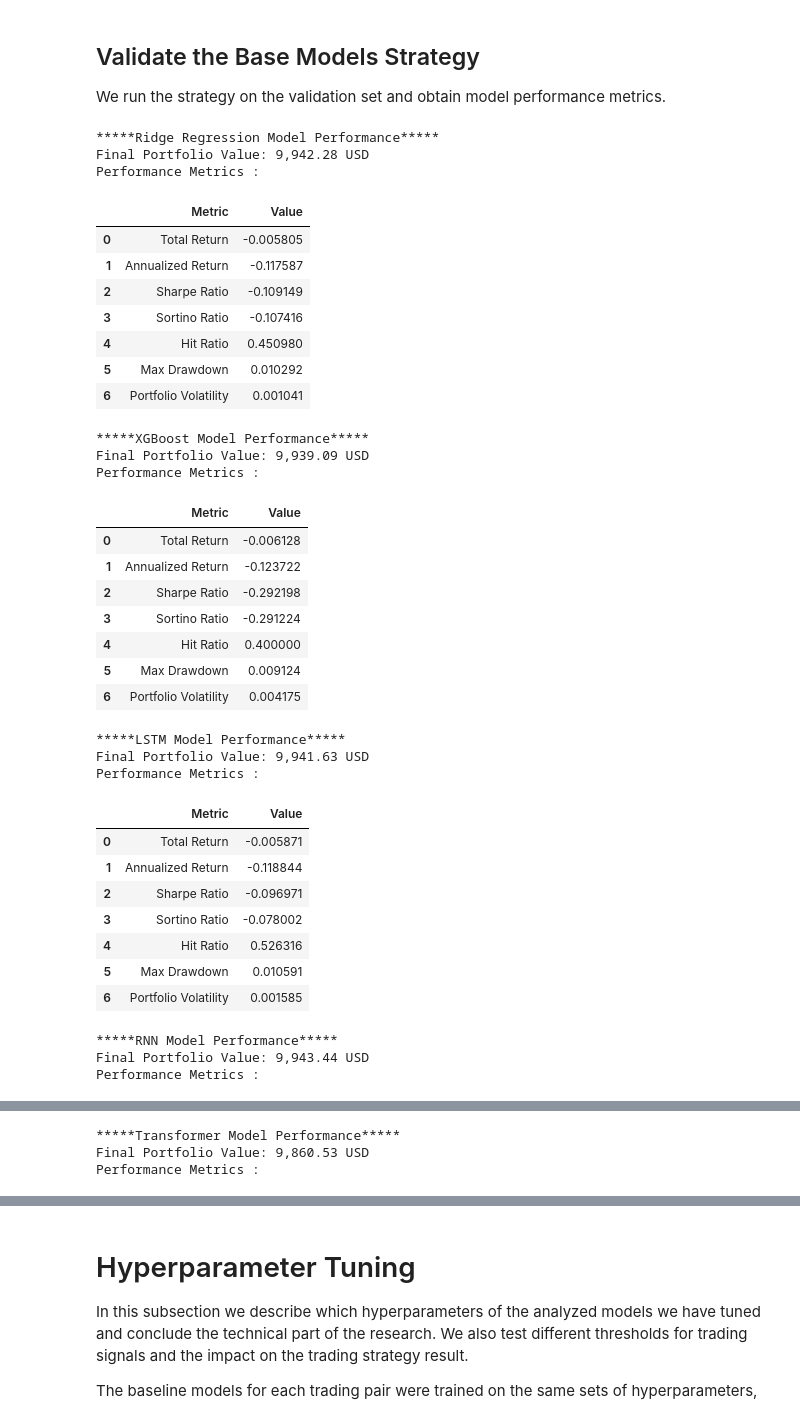
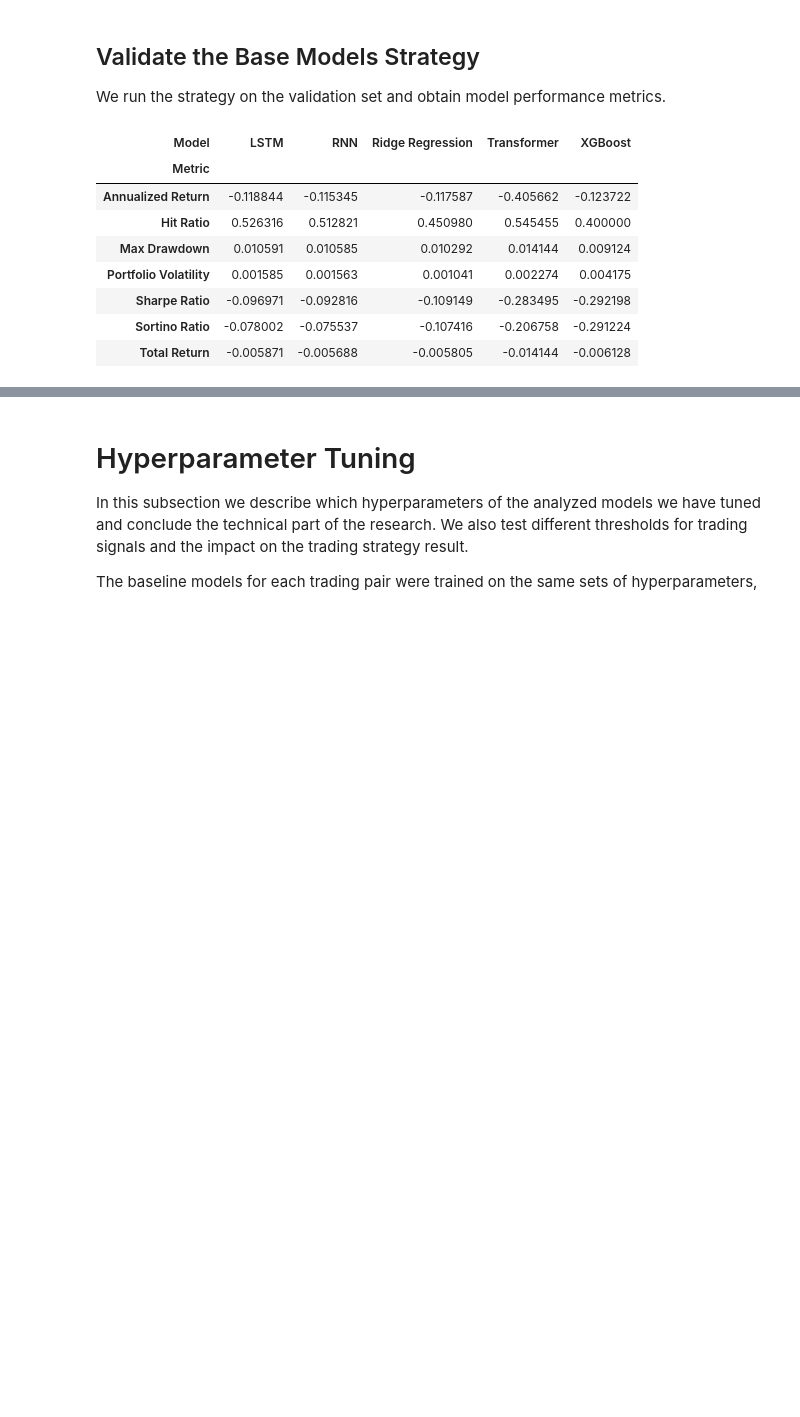
Before and after one commit to nite4/mscfe-masters-project, a Jupyter notebook: src/modeling.ipynb, the cells around one changed output, grey strips where cells are left out. Cells and saved outputs as stored; diff of their text form; code cells hidden in the pictures; blank space fills up the shorter version.

Commit message:
Added summary metrics for baseline.

```diff
--- a/src/modeling.ipynb
+++ b/src/modeling.ipynb
@@ -735,85 +735,64 @@ df_temp = (df_temp
            # Shift open prices within each symbol
            .apply(lambda x: x.assign(NextOpen=x['Open'].shift(1)))
            .reset_index(level=0, drop=True))
+performances = {}
 
 for model in validation_dfs['Model'].unique().tolist():
     # Prepare dataframe for model-based strategy testing
     model_df = (validation_dfs[validation_dfs['Model']==model]
                 .sort_index()
                 .sort_values(by='Pair')
                 [['OpenTime',
                   'Pair',
                   'NormalizedSpread',
                   'PredictedSpread',
                   'PredictedSignal']])
     model_df['OpenTime'] = pd.to_datetime(model_df['OpenTime'])
     model_df[['AssetA', 'AssetB']] = model_df['Pair'].str.split(' ', n=1, expand=True)
     model_df = (pd.merge(left=model_df,
                          right=df_temp[['OpenTime', 'Symbol', 'NextOpen', 'Close']],
                          left_on=['OpenTime', 'AssetA'],
                          right_on=['OpenTime', 'Symbol'],
                          how='left')
                 .drop(['Symbol'], axis=1))
     model_df = model_df.rename(columns={'NextOpen':'NextOpenA',
                                         'Close':'CloseA'})
     model_df = (pd.merge(left=model_df,
                          right=df_temp[['OpenTime', 'Symbol', 'NextOpen', 'Close']],
                          left_on=['OpenTime', 'AssetB'],
                          right_on=['OpenTime', 'Symbol'],
                          how='left')
                 .drop(['Symbol'], axis=1))
     model_df = model_df.rename(columns={'NextOpen':'NextOpenB',
                                         'Close':'CloseB'})
     # Test the strategy
-    strategy_instance = Strategy()
-    performance = strategy_instance.run_strategy(model_df)
-    performance['Model'] = model
+    strategy_baseline = Strategy()
+    performance = strategy_baseline.run_strategy(model_df)
+    performances[model] = performance
+    log.info(f'Portfolio metrics for model {model} calculated correctly.')
 
-    print(f'\n*****{model} Model Performance*****')
-    for metric, value in performance.items():
-        if ('Trades Executed' not in metric) & ('Model' not in metric):
-            # print(f'{metric}: {value}')
-            if type(value) != pd.core.frame.DataFrame:
-                print(f'{metric}: {value:,.2f} USD')
-            else:
-                print(metric,':')
-                display(value)
+metrics_list = []
 
-    log.info(f'Portfolio metrics for model {model} calculated correctly.')
+for model, perf in performances.items():
+    if 'Performance Metrics' in perf and isinstance(perf['Performance Metrics'], pd.DataFrame):
+        df_metrics = perf['Performance Metrics'].copy()
+        df_metrics['Model'] = model
+        metrics_list.append(df_metrics)
+
+performance_df = pd.concat(metrics_list, ignore_index=True)
+performance_df = performance_df[['Model', 'Metric', 'Value']]
+performance_df = pd.pivot_table(performance_df,
+                                index='Metric',
+                                columns='Model',
+                                values='Value')
+display(performance_df)
 # %% [output]
-*****Ridge Regression Model Performance*****
-Final Portfolio Value: 9,942.28 USD
-Performance Metrics :
-|  | Metric | Value |
-| 0 | Total Return | -0.005805 |
-| 1 | Annualized Return | -0.117587 |
-| 2 | Sharpe Ratio | -0.109149 |
-| 3 | Sortino Ratio | -0.107416 |
-| 4 | Hit Ratio | 0.450980 |
-| 5 | Max Drawdown | 0.010292 |
-| 6 | Portfolio Volatility | 0.001041 |
+| Model | LSTM | RNN | Ridge Regression | Transformer | XGBoost |
+| Metric |  |  |  |  |  |
+| Annualized Return | -0.118844 | -0.115345 | -0.117587 | -0.405662 | -0.123722 |
+| Hit Ratio | 0.526316 | 0.512821 | 0.450980 | 0.545455 | 0.400000 |
+| Max Drawdown | 0.010591 | 0.010585 | 0.010292 | 0.014144 | 0.009124 |
+| Portfolio Volatility | 0.001585 | 0.001563 | 0.001041 | 0.002274 | 0.004175 |
+| Sharpe Ratio | -0.096971 | -0.092816 | -0.109149 | -0.283495 | -0.292198 |
+| Sortino Ratio | -0.078002 | -0.075537 | -0.107416 | -0.206758 | -0.291224 |
+| Total Return | -0.005871 | -0.005688 | -0.005805 | -0.014144 | -0.006128 |
-*****XGBoost Model Performance*****
-Final Portfolio Value: 9,939.09 USD
-Performance Metrics :
-|  | Metric | Value |
-| 0 | Total Return | -0.006128 |
-| 1 | Annualized Return | -0.123722 |
-| 2 | Sharpe Ratio | -0.292198 |
-| 3 | Sortino Ratio | -0.291224 |
-| 4 | Hit Ratio | 0.400000 |
-| 5 | Max Drawdown | 0.009124 |
-| 6 | Portfolio Volatility | 0.004175 |
-*****LSTM Model Performance*****
-Final Portfolio Value: 9,941.63 USD
-Performance Metrics :
-|  | Metric | Value |
-| 0 | Total Return | -0.005871 |
-| 1 | Annualized Return | -0.118844 |
-| 2 | Sharpe Ratio | -0.096971 |
-| 3 | Sortino Ratio | -0.078002 |
-| 4 | Hit Ratio | 0.526316 |
-| 5 | Max Drawdown | 0.010591 |
-| 6 | Portfolio Volatility | 0.001585 |
-*****RNN Model Performance*****
-Final Portfolio Value: 9,943.44 USD
-Performance Metrics :
@@ -828,3 +798,0 @@ Performance Metrics :
-*****Transformer Model Performance*****
-Final Portfolio Value: 9,860.53 USD
-Performance Metrics :
```
Also changed, not shown: parts of 1 cell of this notebook.
